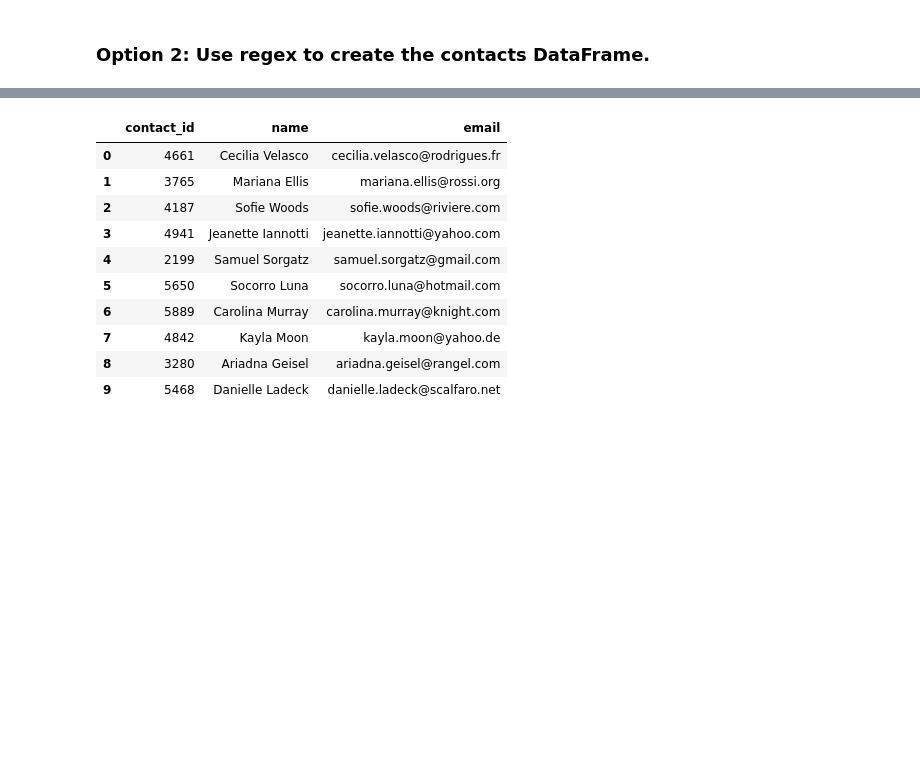
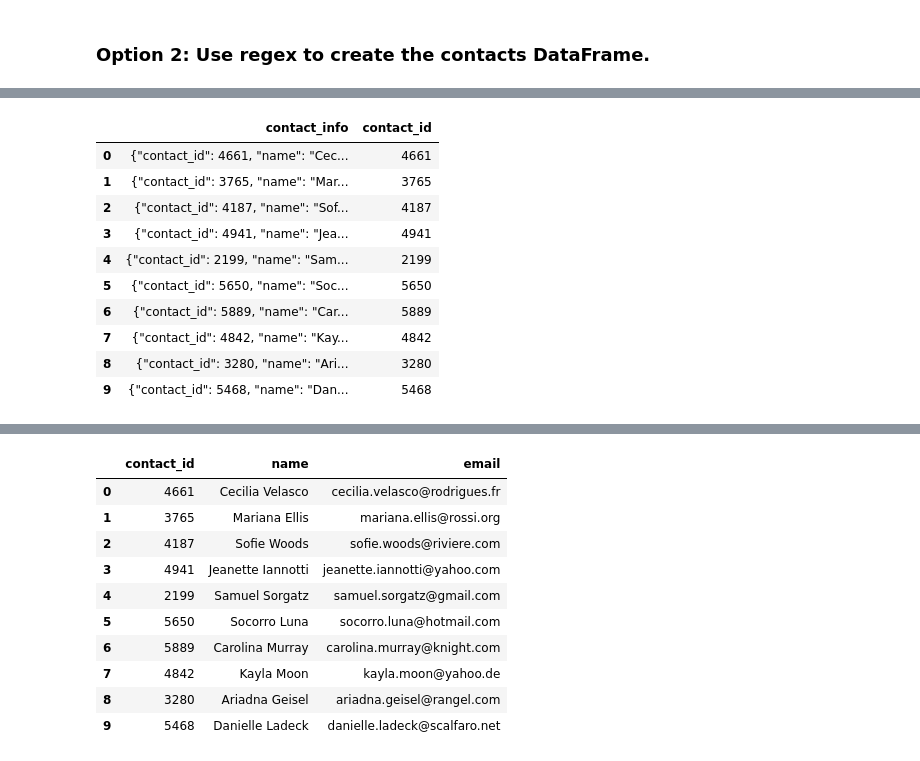
Before and after one commit to fabiomarcullo/Crowdfunding_ETL, a Jupyter notebook: ETL_Mini_Project_FLima_JArambulo.ipynb, the cells around one changed output, grey strips where cells are left out. Cells and saved outputs as stored; diff of their text form; code cells hidden in the pictures; blank space fills up the shorter version.

Commit message:
Created the contacts dataframe, and produced the contacts.csv
Codes for the contacts dataframe are in the notebook, and the contacts.csv is in the Resources folder.

```diff
--- a/ETL_Mini_Project_FLima_JArambulo.ipynb
+++ b/ETL_Mini_Project_FLima_JArambulo.ipynb
@@ -495,0 +439,7 @@ memory usage: 15.8+ KB
+# %%
+# Removing header, and resetting the index.
+
+working_df = contact_info_df_copy.rename(columns = contact_info_df_copy.iloc[0]).\
+drop(contact_info_df_copy.index[0]).reset_index(drop = True)
+
+working_df.head()
@@ -495,0 +453,31 @@ memory usage: 15.8+ KB
+# %%
+# Extracting contact_id, changing its datatype from string to integer,
+# creating a list and appending contact_id into that list,
+# and adding a new "contact_id" column into working dataframe.
+
+contact_id = []
+counter = 0
+
+for i in working_df['contact_info']:
+    row = working_df['contact_info'][counter]
+    pattern = "\d+"
+    cont_id = int(re.findall(pattern, row)[0])
+    contact_id.append(cont_id)
+    counter += 1
+
+working_df['contact_id'] = pd.DataFrame(contact_id)
+working_df.head(10)
+
+# working_df.info() --> to check datatypes of dataframe values
+# %% [output]
+|  | contact_info | contact_id |
+| 0 | {"contact_id": 4661, "name": "Cec... | 4661 |
+| 1 | {"contact_id": 3765, "name": "Mar... | 3765 |
+| 2 | {"contact_id": 4187, "name": "Sof... | 4187 |
+| 3 | {"contact_id": 4941, "name": "Jea... | 4941 |
+| 4 | {"contact_id": 2199, "name": "Sam... | 2199 |
+| 5 | {"contact_id": 5650, "name": "Soc... | 5650 |
+| 6 | {"contact_id": 5889, "name": "Car... | 5889 |
+| 7 | {"contact_id": 4842, "name": "Kay... | 4842 |
+| 8 | {"contact_id": 3280, "name": "Ari... | 3280 |
+| 9 | {"contact_id": 5468, "name": "Dan... | 5468 |
```
Also changed, not shown: parts of 17 cells of this notebook, 1 other file.
